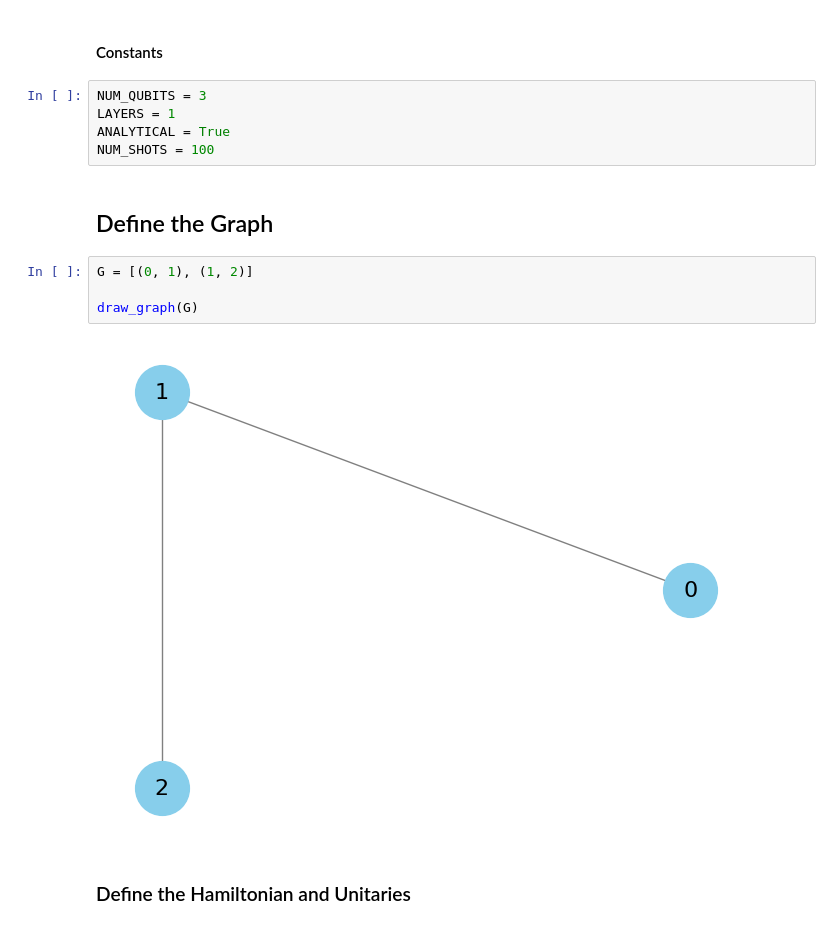
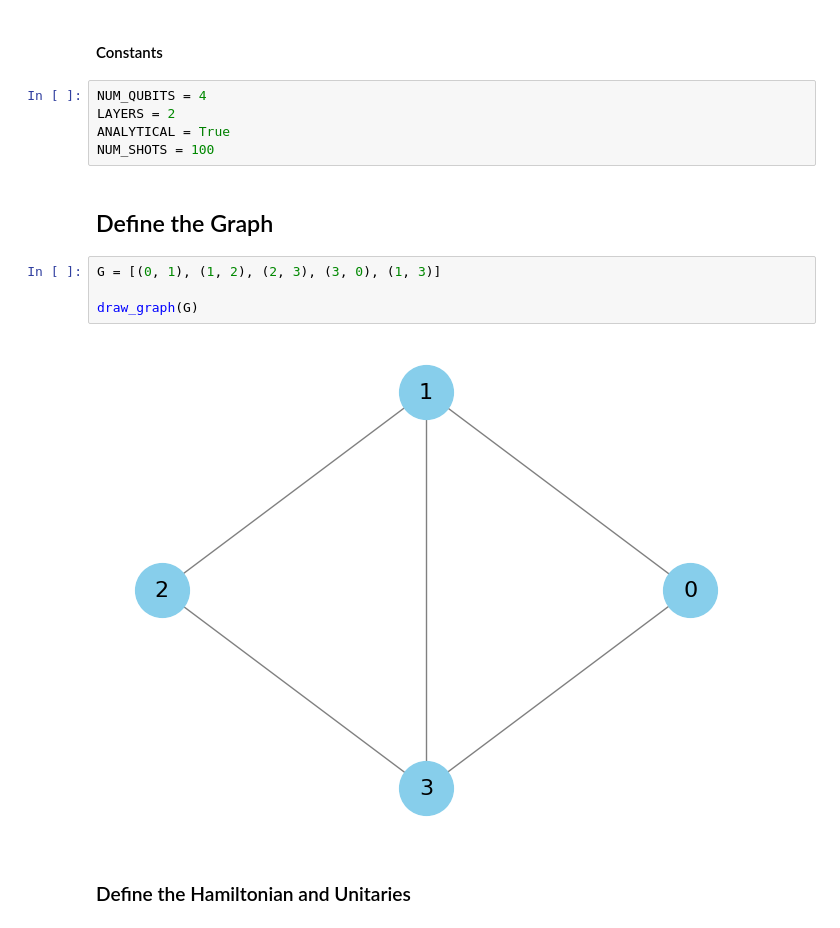
Before and after one commit to AJWestley/QAOA-MaxCut, a Jupyter notebook: src/maxcutQAOA.ipynb, the cells around one changed output. Drawn from its saved outputs; the diff is of its cells as text.

Commit message:
More Interesting graph

```diff
--- a/src/maxcutQAOA.ipynb
+++ b/src/maxcutQAOA.ipynb
@@ -26,18 +26,18 @@ def get_bitstrings(n):
 # %% [markdown]
 #### Constants
 # %%
-NUM_QUBITS = 3
-LAYERS = 1
+NUM_QUBITS = 4
+LAYERS = 2
 ANALYTICAL = True
 NUM_SHOTS = 100
 # %% [markdown]
 ## Define the Graph
 # %%
-G = [(0, 1), (1, 2)]
+G = [(0, 1), (1, 2), (2, 3), (3, 0), (1, 3)]
 
 draw_graph(G)
 # %% [output]
-[figure, old version]
+[figure, new version]
 # %% [markdown]
 ### Define the Hamiltonian and Unitaries
 # %%
```
Also changed, not shown: parts of 4 cells of this notebook.
